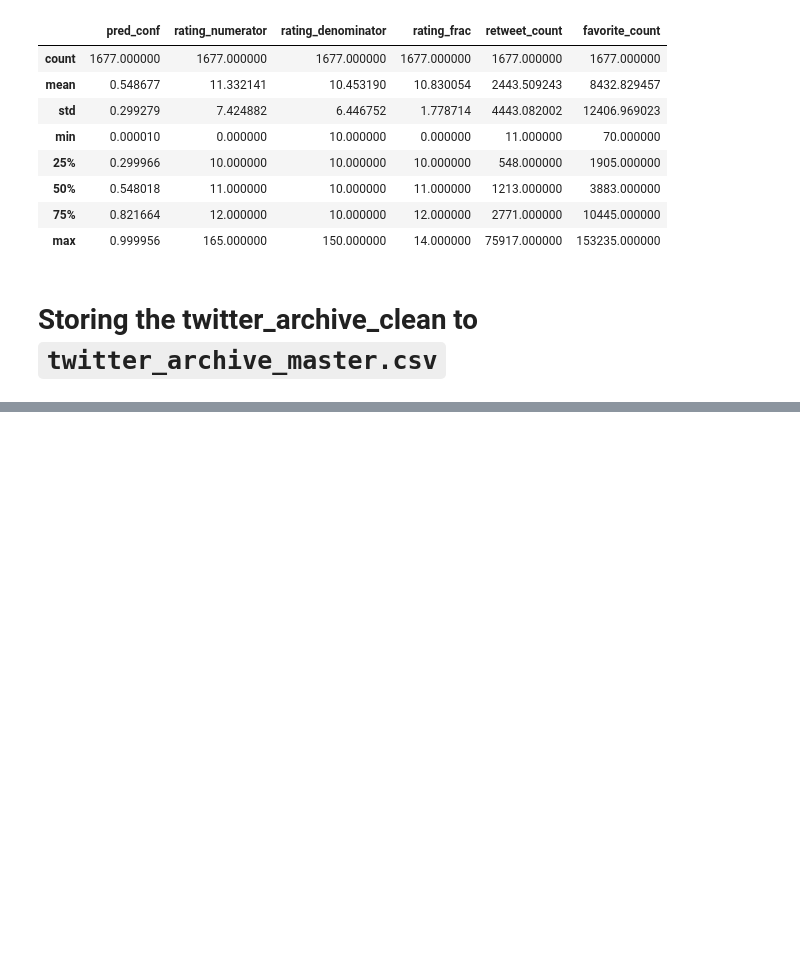
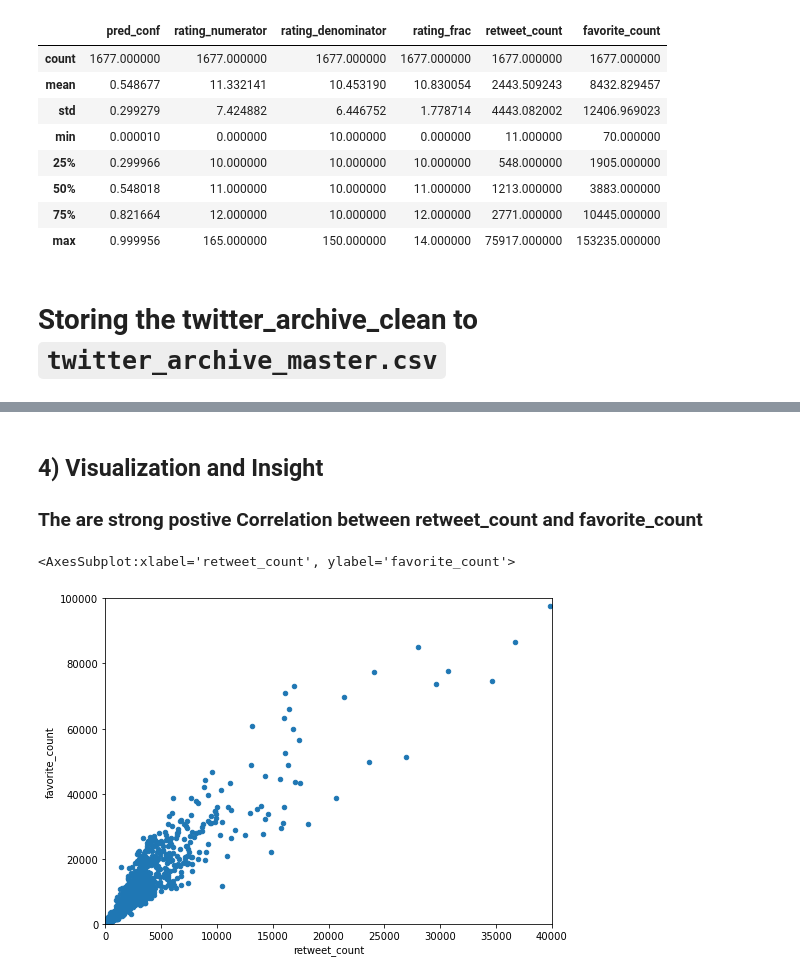
Before and after one commit to Onsymers/Wrangle_WeRateDogs, a Jupyter notebook: wrangle_act.ipynb, the cells around one changed output, grey strips where cells are left out. Cells and saved outputs as stored; diff of their text form; code cells hidden in the pictures; blank space fills up the shorter version.

```diff
--- a/wrangle_act.ipynb
+++ b/wrangle_act.ipynb
@@ -954,0 +1038,8 @@ twitter_archive_clean.to_csv('twitter_archive_master.csv')
+# %% [markdown]
+## 4) Visualization and Insight
+### The are strong postive Correlation between retweet_count and favorite_count
+# %%
+df_twitter_archive.plot(kind='scatter', x='retweet_count', y ='favorite_count',figsize=(8,6),xlim=(0,40000), ylim=(0,100000))
+# %% [output]
+<AxesSubplot:xlabel='retweet_count', ylabel='favorite_count'>
+[figure, added]
```
Also changed, not shown: parts of 30 cells of this notebook, 2 other files.
